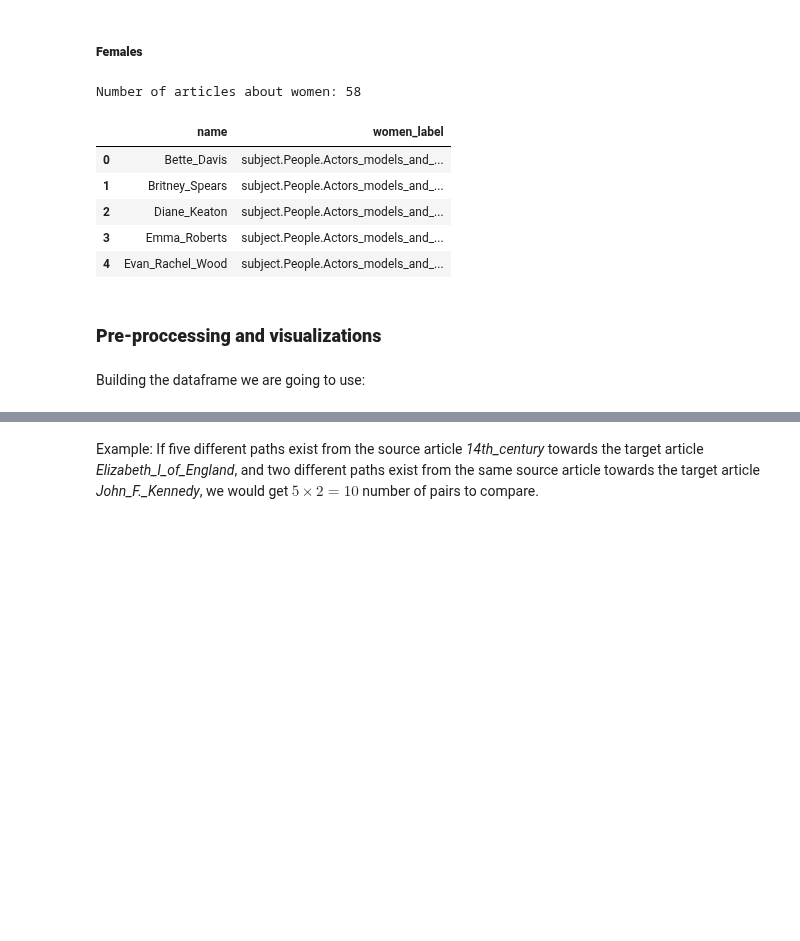
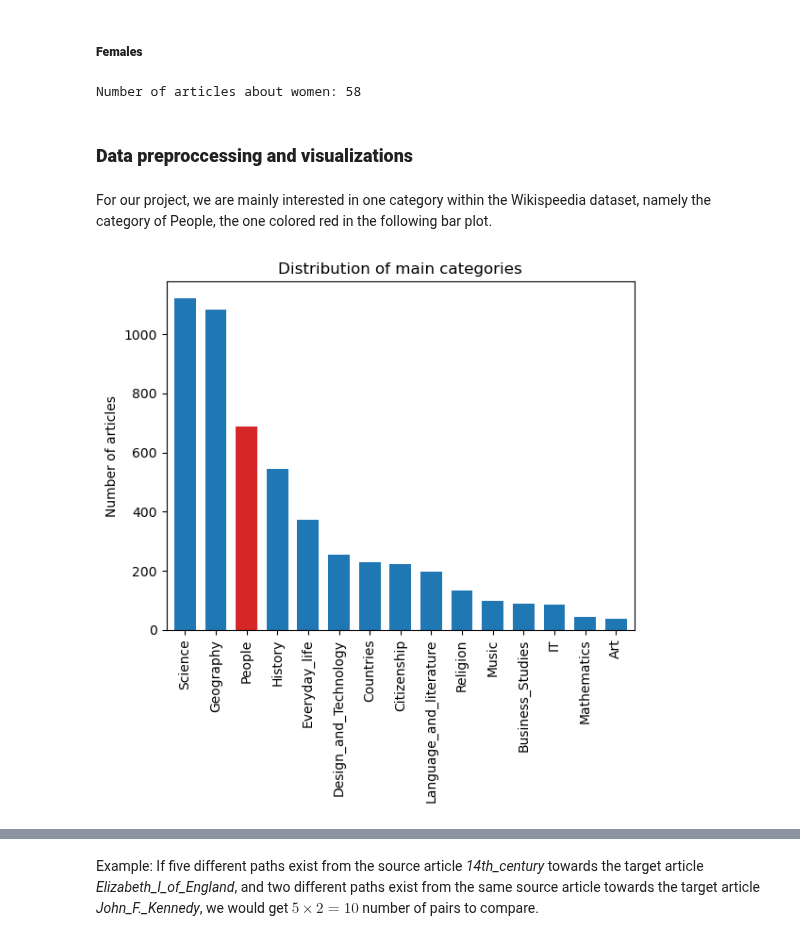
Before and after one commit to epfl-ada/ada-2022-project-metadata, a Jupyter notebook: project.ipynb, the cells around one changed output, grey strips where cells are left out. Drawn from its saved outputs; the diff is of its cells as text; code cells hidden in the pictures; blank space fills up the shorter version.

```diff
--- a/project.ipynb
+++ b/project.ipynb
@@ -141,16 +84,24 @@ Number of unfinished paths: 24875
 ##### **Females**
 # %%
 print(f"Number of articles about women: {len(female)}")
-female.head()
 # %% [output]
 Number of articles about women: 58
-|  | name | women_label |
-| 0 | Bette_Davis | subject.People.Actors_models_and_... |
-| 1 | Britney_Spears | subject.People.Actors_models_and_... |
-| 2 | Diane_Keaton | subject.People.Actors_models_and_... |
-| 3 | Emma_Roberts | subject.People.Actors_models_and_... |
-| 4 | Evan_Rachel_Wood | subject.People.Actors_models_and_... |
 # %% [markdown]
-### **Pre-proccessing and visualizations**
+### **Data preproccessing and visualizations**
-# %% [markdown]
-Building the dataframe we are going to use:
+# %% [markdown]
+For our project, we are mainly interested in one category within the Wikispeedia dataset, namely the category of People, the one colored red in the following bar plot.
+# %%
+main_categories = pd.concat([categories, categories['category'].str.split(".", expand=True)], axis=1)
+main_categories = main_categories.drop(columns = ["category", 0, 2, 3])
+main_categories = main_categories.rename(columns = {"article": "name", 1: "main_category"})
+# %%
+# plotting the distribution of main_categories
+maincategories_dist = main_categories["main_category"].value_counts()
+colors = ['tab:red' if (x == "People") else 'tab:blue' for x in maincategories_dist.keys()]
+maincategories_dist.plot.bar(title = "Distribution of main categories",
+                             ylabel = 'Number of articles',
+                             color = colors,
+                             width = 0.7)
+plt.show()
+# %% [output]
+[figure, added]
```
Also changed, not shown: parts of 63 cells of this notebook.
